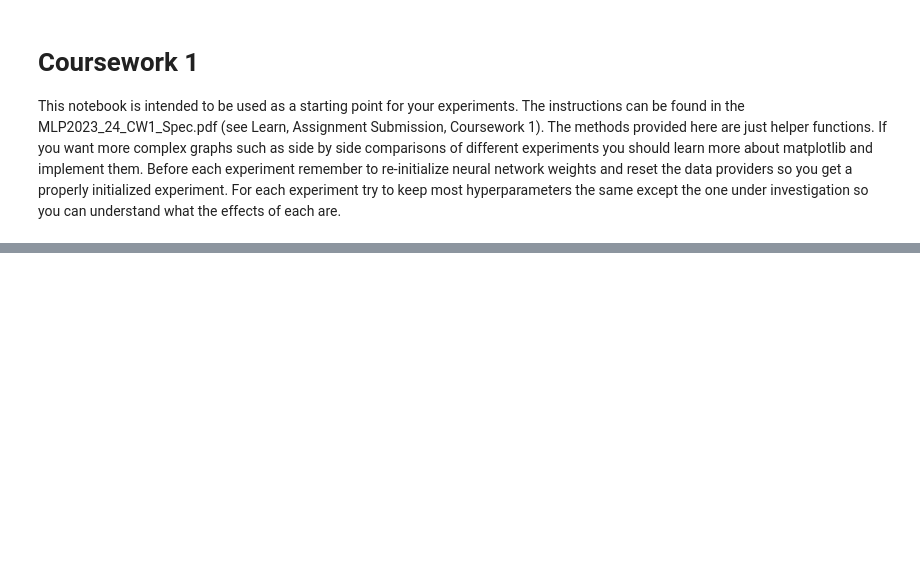
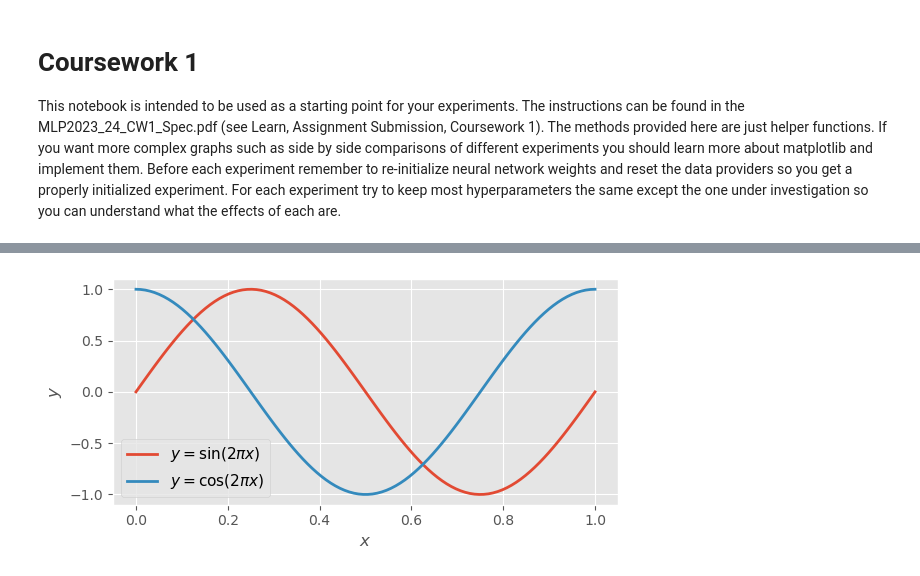
Before and after one commit to georgeka98/mlp-practical, a Jupyter notebook: notebooks/Coursework_1.ipynb, the cells around one changed output, grey strips where cells are left out. Cells and saved outputs as stored; diff of their text form; code cells hidden in the pictures; blank space fills up the shorter version.

```diff
--- a/notebooks/Coursework_1.ipynb
+++ b/notebooks/Coursework_1.ipynb
@@ -124,0 +317,20 @@ _ = train_model_and_plot_stats(
+# %%
+# Generate some example data to plot
+x = np.linspace(0., 1., 100)
+y1 = np.sin(2. * np.pi * x)
+y2 = np.cos(2. * np.pi * x)
+fig_size = (6, 3) # Set figure size in inches (width, height)
+fig = plt.figure(figsize=fig_size) # Create a new figure object
+ax = fig.add_subplot(1, 1, 1) # Add a single axes to the figure
+# Plot lines giving each a label for the legend and setting line width to 2
+ax.plot(x, y1, linewidth=2, label='$y = \sin(2\pi x)$')
+ax.plot(x, y2, linewidth=2, label='$y = \cos(2\pi x)$')
+# Set the axes labels. Can use LaTeX in labels within $...$ delimiters.
+ax.set_xlabel('$x$', fontsize=12)
+ax.set_ylabel('$y$', fontsize=12)
+ax.grid('on') # Turn axes grid on
+ax.legend(loc='best', fontsize=11) # Add a legend
+fig.tight_layout() # This minimises whitespace around the axes.
+fig.savefig('figure-a.pdf') # Save figure to current directory in PDF format
+# %% [output]
+[figure, added]
```
Also changed, not shown: parts of 6 cells of this notebook, 19 other files.
